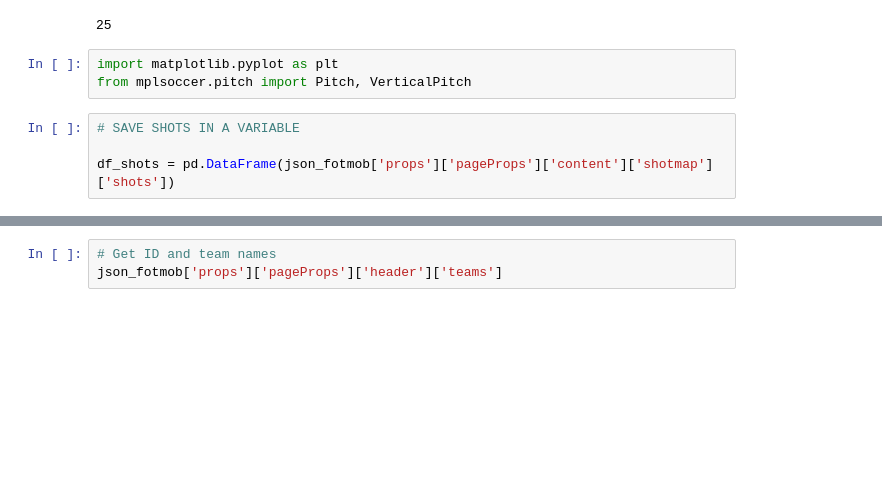
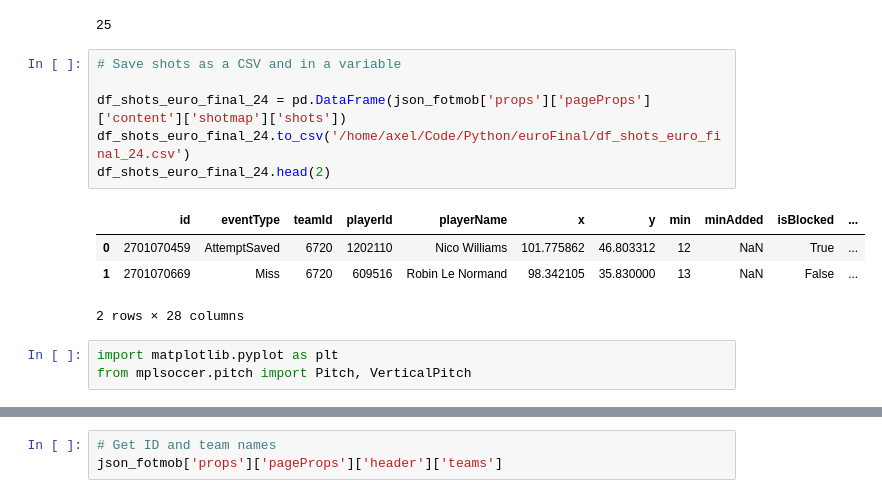
Before and after one commit to axelbol/euro24-final-analysis, a Jupyter notebook: shots.ipynb, the cells around one changed output, grey strips where cells are left out. Drawn from its saved outputs; the diff is of its cells as text; blank space fills up the shorter version.

Commit message:
df shots

```diff
--- a/shots.ipynb
+++ b/shots.ipynb
@@ -130,11 +134,18 @@ pd.DataFrame(json_fotmob['props']['pageProps']['content']['shotmap']['shots'])
 len(json_fotmob['props']['pageProps']['content']['shotmap']['shots'])
 # %% [output]
 25
+# %%
+# Save shots as a CSV and in a variable
+
+df_shots_euro_final_24 = pd.DataFrame(json_fotmob['props']['pageProps']['content']['shotmap']['shots'])
+df_shots_euro_final_24.to_csv('/home/axel/Code/Python/euroFinal/df_shots_euro_final_24.csv')
+df_shots_euro_final_24.head(2)
+# %% [output]
+|  | id | eventType | teamId | playerId | playerName | x | y | min | minAdded | isBlocked | ... |
+| 0 | 2701070459 | AttemptSaved | 6720 | 1202110 | Nico Williams | 101.775862 | 46.803312 | 12 | NaN | True | ... |
+| 1 | 2701070669 | Miss | 6720 | 609516 | Robin Le Normand | 98.342105 | 35.830000 | 13 | NaN | False | ... |
+2 rows × 28 columns
 # %%
 import matplotlib.pyplot as plt
 from mplsoccer.pitch import Pitch, VerticalPitch
-# %%
-# SAVE SHOTS IN A VARIABLE
-
-df_shots = pd.DataFrame(json_fotmob['props']['pageProps']['content']['shotmap']['shots'])
 # %%
```
Also changed, not shown: parts of 11 cells of this notebook, 1 other file.
